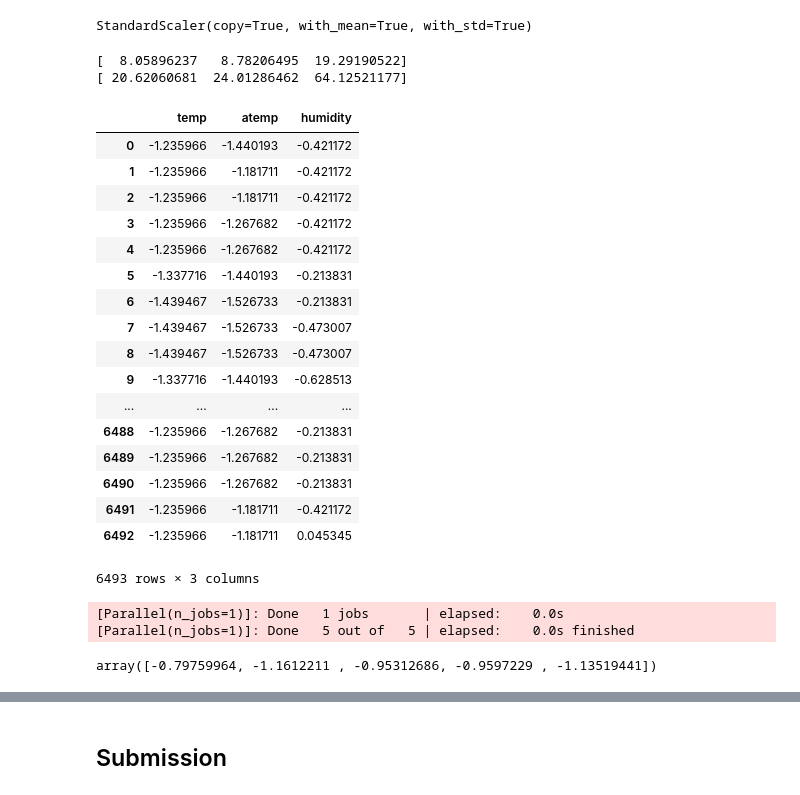
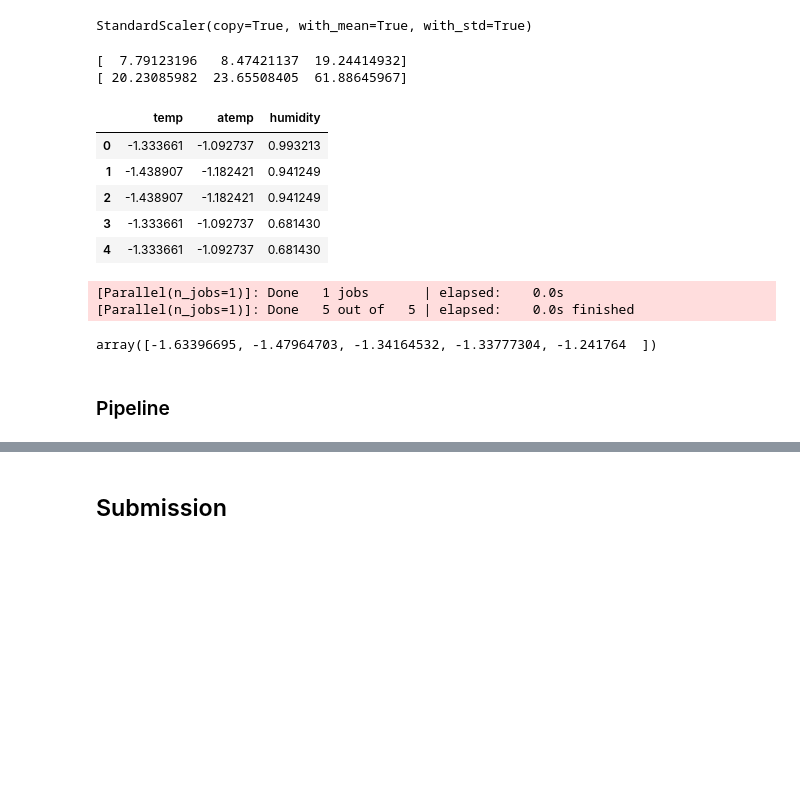
Before and after one commit to DicksonK/DS_HK_5, a Jupyter notebook: notebooks/18 - Kaggle Competition/02.modeling.ipynb, the cells around one changed output, grey strips where cells are left out. Cells and saved outputs as stored; diff of their text form; code cells hidden in the pictures; blank space fills up the shorter version.

```diff
--- a/notebooks/18 - Kaggle Competition/02.modeling.ipynb
+++ b/notebooks/18 - Kaggle Competition/02.modeling.ipynb
@@ -184,45 +197,37 @@ StandardScaler(copy=True, with_mean=True, with_std=True)
 # %%
 print normalize.std_
 print normalize.mean_
 (Xhat - Xhat.mean()) / Xhat.std()
-(Xhat - normalize.mean_) / normalize.std_
+((Xhat - normalize.mean_) / normalize.std_).head()
 # %% [output]
-[  8.05896237   8.78206495  19.29190522]
-[ 20.62060681  24.01286462  64.12521177]
+[  7.79123196   8.47421137  19.24414932]
+[ 20.23085982  23.65508405  61.88645967]
 |  | temp | atemp | humidity |
-| 0 | -1.235966 | -1.440193 | -0.421172 |
-| 1 | -1.235966 | -1.181711 | -0.421172 |
-| 2 | -1.235966 | -1.181711 | -0.421172 |
-| 3 | -1.235966 | -1.267682 | -0.421172 |
-| 4 | -1.235966 | -1.267682 | -0.421172 |
-| 5 | -1.337716 | -1.440193 | -0.213831 |
-| 6 | -1.439467 | -1.526733 | -0.213831 |
-| 7 | -1.439467 | -1.526733 | -0.473007 |
-| 8 | -1.439467 | -1.526733 | -0.473007 |
-| 9 | -1.337716 | -1.440193 | -0.628513 |
-| ... | ... | ... | ... |
-| 6488 | -1.235966 | -1.267682 | -0.213831 |
-| 6489 | -1.235966 | -1.267682 | -0.213831 |
-| 6490 | -1.235966 | -1.267682 | -0.213831 |
-| 6491 | -1.235966 | -1.181711 | -0.421172 |
-| 6492 | -1.235966 | -1.181711 | 0.045345 |
+| 0 | -1.333661 | -1.092737 | 0.993213 |
+| 1 | -1.438907 | -1.182421 | 0.941249 |
+| 2 | -1.438907 | -1.182421 | 0.941249 |
+| 3 | -1.333661 | -1.092737 | 0.681430 |
+| 4 | -1.333661 | -1.092737 | 0.681430 |
-6493 rows × 3 columns
 # %%
 from sklearn.preprocessing import StandardScaler
 
 # Now lets move on to the actual transformation of the inputs
 # First, not every estimator we'll use will have the "normalize" keyword
 # So let's break it out into a transformer, so that we have better control over it
+ridge_estimator = Ridge()
+
 normalize = StandardScaler()
-ridge_estimator = Ridge()
 Xhat = X[['temp', 'atemp', 'humidity']]
 Xhat = normalize.fit_transform(Xhat)
+
 scores = perform_cv(ridge_estimator, Xhat, y)
 scores
 # %% [output]
 [Parallel(n_jobs=1)]: Done   1 jobs       | elapsed:    0.0s
 [Parallel(n_jobs=1)]: Done   5 out of   5 | elapsed:    0.0s finished
-array([-0.79759964, -1.1612211 , -0.95312686, -0.9597229 , -1.13519441])
+array([-1.63396695, -1.47964703, -1.34164532, -1.33777304, -1.241764  ])
+# %% [markdown]
+### Pipeline
 # %%
 from sklearn.pipeline import Pipeline, FeatureUnion
 
```
Also changed, not shown: parts of 14 cells of this notebook, 1 other file.
